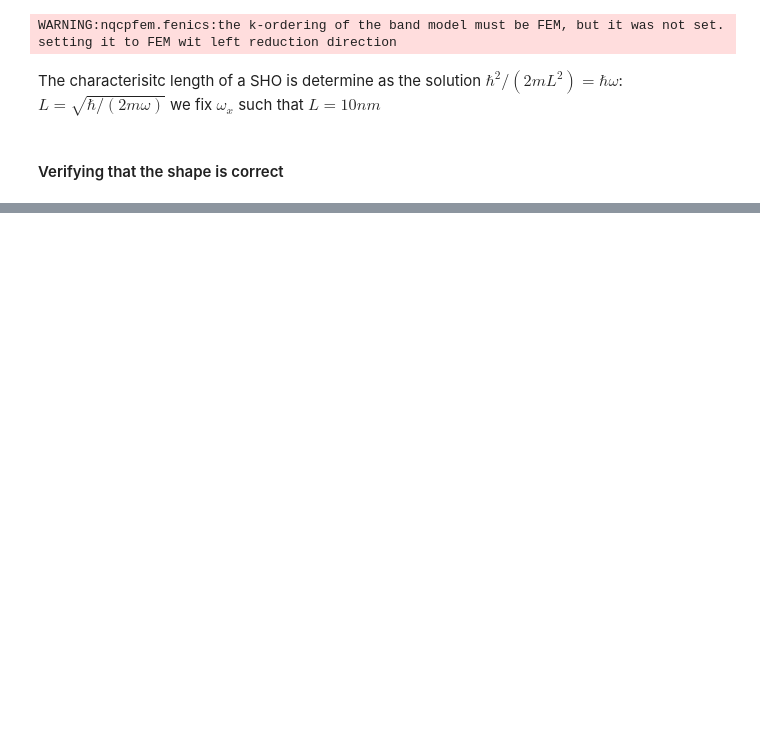
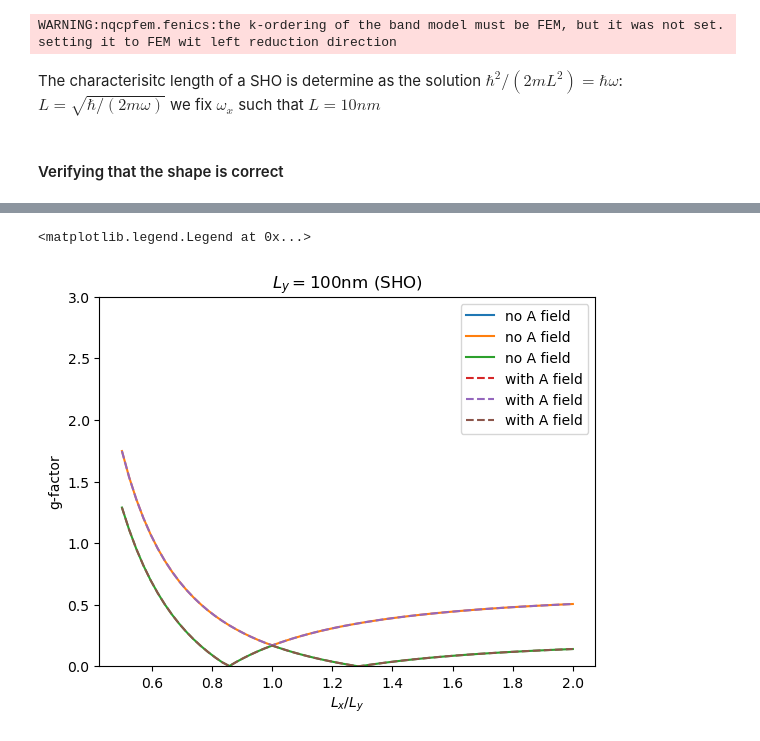
Before and after one commit to oschwarze/NQCP_FEM, a Jupyter notebook: notebooks/Experiments/LK_gmat_box_potential/LK particle ind box FEM.ipynb, the cells around one changed output, grey strips where cells are left out. Saved outputs shown, nothing was run; the diff lists cells and outputs as text; code cells hidden in the pictures; blank space fills up the shorter version.

```diff
--- a/notebooks/Experiments/LK_gmat_box_potential/LK particle ind box FEM.ipynb
+++ b/notebooks/Experiments/LK_gmat_box_potential/LK particle ind box FEM.ipynb
@@ -444,0 +440,6 @@ Text(0.5, 1.0, '$L_{y} = 100$nm (SHO)')
+# %%
+bm  = LuttingerKohnHamiltonian(spatial_dim=3).material_spec('Ge').add_z_confinement(1,'box',25e-9)
+bm.add_vector_potential().add_zeeman_term()
+bm.fix_k_arrangement('FEM').material_spec('Ge')
+bm.add_potential(V)
+bm.post_processed_array().subs('\hbar','hbar')
@@ -444,0 +464,42 @@ Text(0.5, 1.0, '$L_{y} = 100$nm (SHO)')
+# %%
+Ly = 100e-9 # 100 nm
+Lx_values = np.linspace(50,200,64)*1e-9 # 50 - 200 nm
+A_model = FEniCsModel(band_model=bm,domain=domain,boundary_condition=0,function_class=('CG',1))
+A_gmat = GMatrix(A_model,solver)
+omega_y_val = bm.constants[sympy.symbols('\hbar')]/(2*bm.parameter_dict[sympy.symbols('m')]*(Ly/10)**2)
+
+A_model.band_model.parameter_dict[omega_y] = omega_y_val
+def A_eval_func(lx):
+    omega_x_val = bm.constants[sympy.symbols('\hbar')]/(2*bm.parameter_dict[sympy.symbols('m')]*(lx/10)**2)
+    A_gmat.envelope_model.band_model.parameter_dict[omega_x] = omega_x_val
+    return A_gmat.matrix()
+# %%
+A_save = 'A_fem.save'
+
+Lx_values = np.linspace(50e-9,200e-9,64)
+A_search  = None
+if os.path.exists(A_save):
+    try:
+        A_search = ParameterSearch.load(A_save)
+    except Exception as err:
+        print(err)
+
+if A_search is None:
+    A_search = ParameterSearch(parameter_sets = Lx_values,evaluation_function=A_eval_func,save_file=A_save)
+# %%
+A_search.run(True,False)
+# %%
+singular_values = np.stack([np.linalg.svd(a)[1] for a in sho_search.results],axis=0)
+plt.plot(Lx_values/Ly,singular_values,label='no A field')
+
+A_singular_values = np.stack([np.linalg.svd(a)[1] for a in A_search.results],axis=0)
+plt.plot(Lx_values/Ly,A_singular_values,label='with A field',ls='--')
+
+plt.ylim(0,3)
+plt.xlabel(r'$L_{x}/L_{y}$')
+plt.ylabel('g-factor')
+plt.title(r'$L_{y} = 100$nm (SHO)')
+plt.legend()
+# %% [output]
+<matplotlib.legend.Legend at 0x...>
+[figure, added]
```
Also changed, not shown: parts of 43 cells of this notebook, 6 other files.
